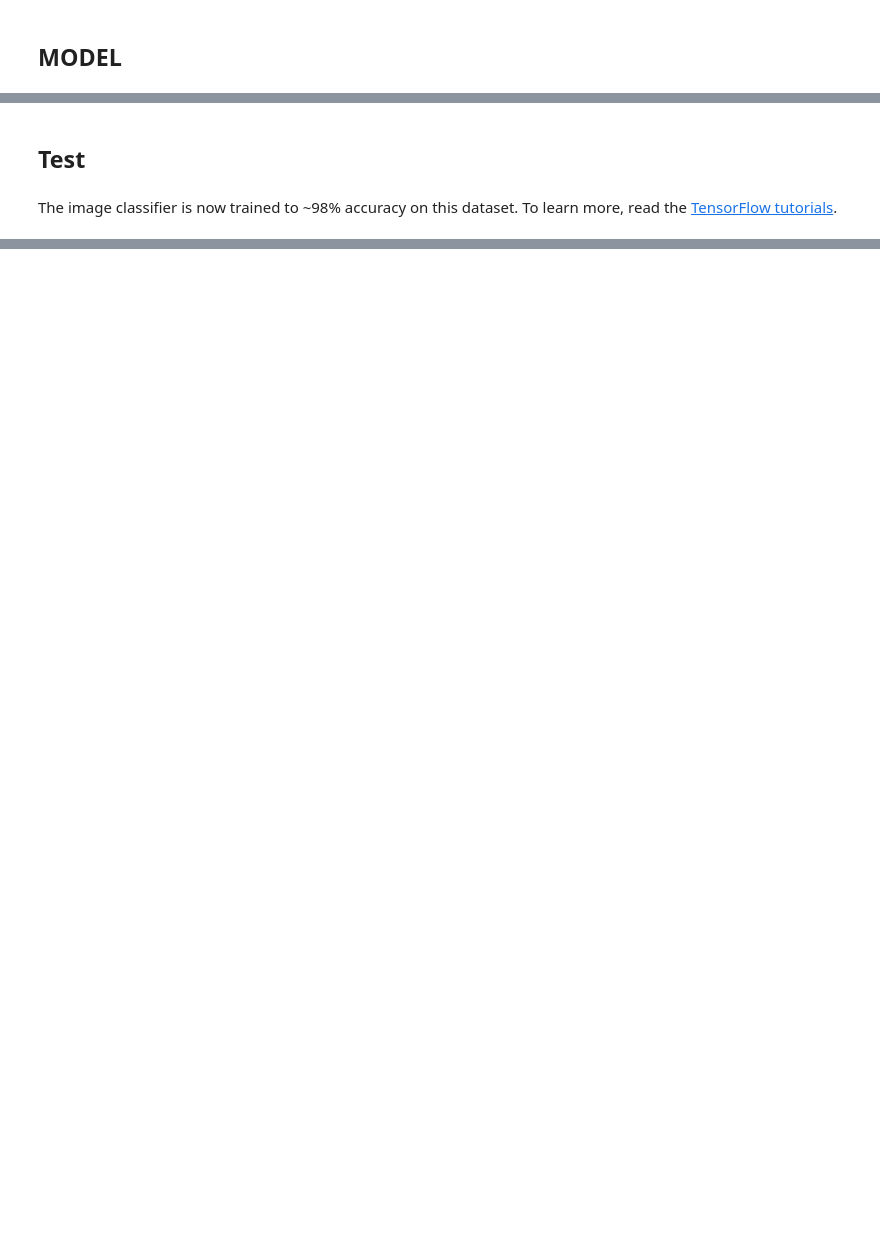
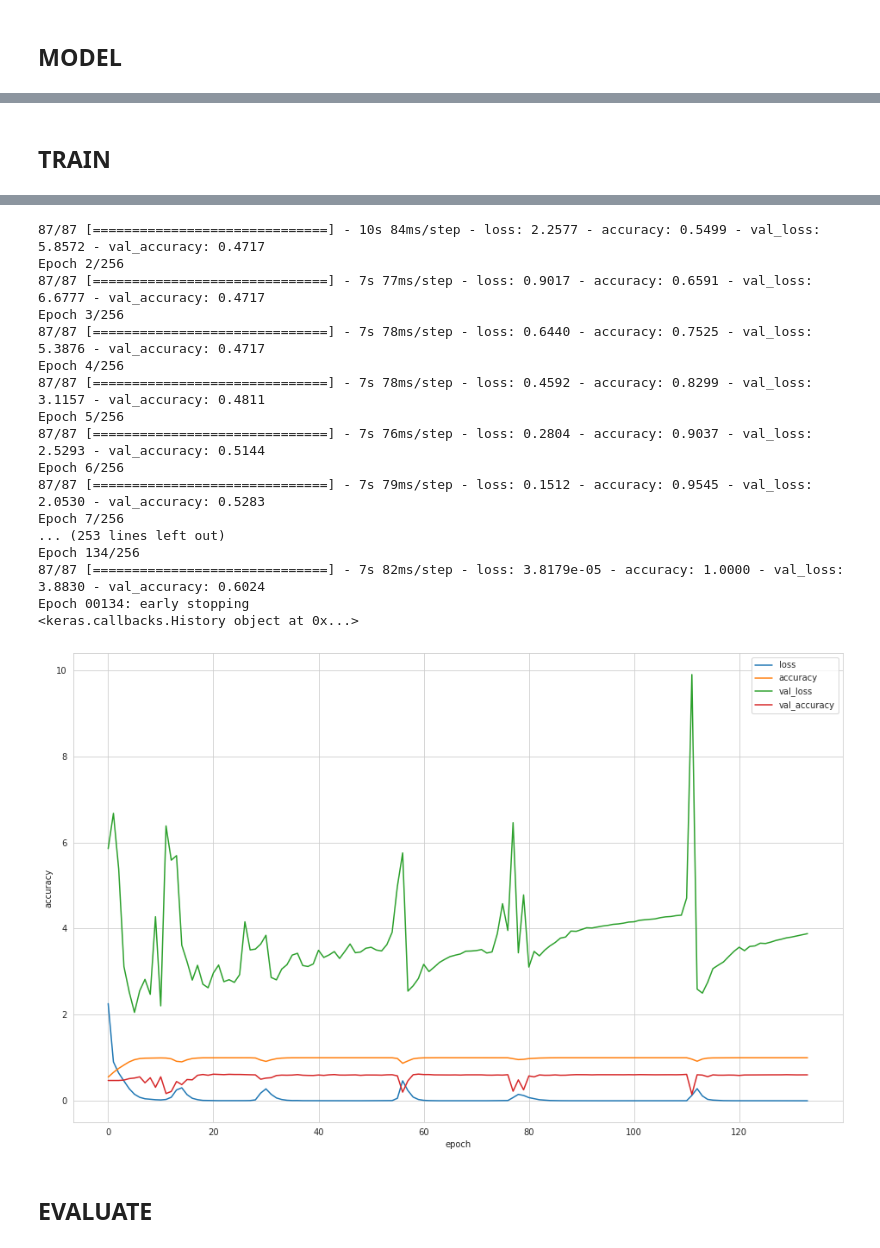
Before and after one commit to 00-01/pplcnt_model, a Jupyter notebook: model/v1.2/train.ipynb, the cells around one changed output, grey strips where cells are left out. Cells and saved outputs as stored; diff of their text form; code cells hidden in the pictures; blank space fills up the shorter version.

```diff
--- a/model/v1.2/train.ipynb
+++ b/model/v1.2/train.ipynb
@@ -292,0 +208,27 @@ def train_step(images, labels):
+# %%
+input = Input(shape=(H, W, 1))
+
+x = Conv2D(128, (3, 3))(input)
+x = BatchNormalization()(x)
+x = Activation('selu')(x)
+x = Dropout(.1)(x)
+
+x = Conv2D(64, (3, 3))(x)
+x = BatchNormalization()(x)
+x = Activation('selu')(x)
+x = Dropout(.1)(x)
+
+x = Conv2D(32, (3, 3))(x)
+x = BatchNormalization()(x)
+x = Activation('selu')(x)
+x = Dropout(.1)(x)
+
+x = Flatten()(x)
+
+x = Dense(256, activation="selu")(x)
+x = Dense(128, activation="selu")(x)
+x = Dense(64, activation="selu")(x)
+
+output = Dense(24, activation="softmax")(x)
+
+model = Model(input, output)
@@ -293,2 +248,2 @@ def train_step(images, labels):
 # %% [markdown]
-## Test
+## TRAIN
@@ -328,2 +250,18 @@ for epoch in range(EPOCHS):
-# %% [markdown]
-The image classifier is now trained to ~98% accuracy on this dataset. To learn more, read the [TensorFlow tutorials](https://www.tensorflow.org/tutorials).
+# %%
+# model.compile(loss='categorical_crossentropy', optimizer='adam', metrics=['accuracy'])
+model.compile(loss='sparse_categorical_crossentropy', optimizer='adam', metrics=['accuracy'])
+model.summary()
+
+## fit
+log_path = "logs/"+datetime.now().strftime("%Y%m%d-%H%M%S")
+tensorboard_callback = k.callbacks.TensorBoard(log_dir=log_path, histogram_freq=1)
+es = EarlyStopping(monitor="val_loss", patience=ES, mode="auto", verbose=2)
+
+history = model.fit(train_data, train_label, validation_split=0.1, batch_size=BATCH, epochs=EPOCH, verbose=1,
+                    callbacks=[es])  # callbacks=[es, tensorboard_callback])
+print(history)
+
+## plot
+pd.DataFrame(history.history).plot(figsize=(16, 10), grid=1, xlabel="epoch", ylabel="accuracy")
+plt.show()
+# %% [output]
@@ -329,0 +290,20 @@ The image classifier is now trained to ~98% accuracy on this dataset. To learn m
+87/87 [==============================] - 10s 84ms/step - loss: 2.2577 - accuracy: 0.5499 - val_loss: 5.8572 - val_accuracy: 0.4717
+Epoch 2/256
+87/87 [==============================] - 7s 77ms/step - loss: 0.9017 - accuracy: 0.6591 - val_loss: 6.6777 - val_accuracy: 0.4717
+Epoch 3/256
+87/87 [==============================] - 7s 78ms/step - loss: 0.6440 - accuracy: 0.7525 - val_loss: 5.3876 - val_accuracy: 0.4717
+Epoch 4/256
+87/87 [==============================] - 7s 78ms/step - loss: 0.4592 - accuracy: 0.8299 - val_loss: 3.1157 - val_accuracy: 0.4811
+Epoch 5/256
+87/87 [==============================] - 7s 76ms/step - loss: 0.2804 - accuracy: 0.9037 - val_loss: 2.5293 - val_accuracy: 0.5144
+Epoch 6/256
+87/87 [==============================] - 7s 79ms/step - loss: 0.1512 - accuracy: 0.9545 - val_loss: 2.0530 - val_accuracy: 0.5283
+Epoch 7/256
+... (253 lines left out)
+Epoch 134/256
+87/87 [==============================] - 7s 82ms/step - loss: 3.8179e-05 - accuracy: 1.0000 - val_loss: 3.8830 - val_accuracy: 0.6024
+Epoch 00134: early stopping
+<keras.callbacks.History object at 0x...>
+[figure, added]
+# %% [markdown]
+## EVALUATE
```
Also changed, not shown: parts of 29 cells of this notebook, 1 other file.
